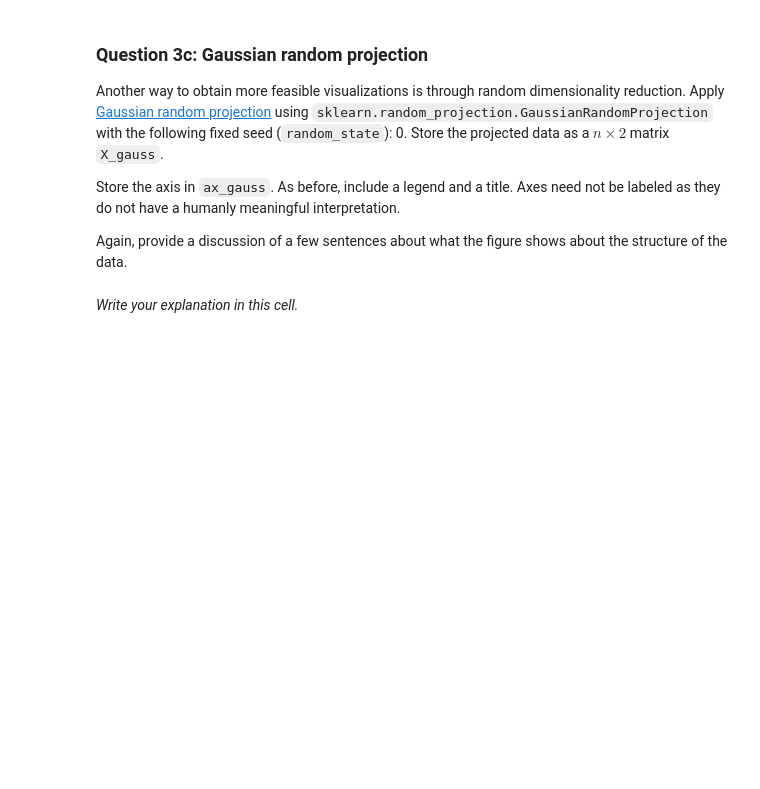
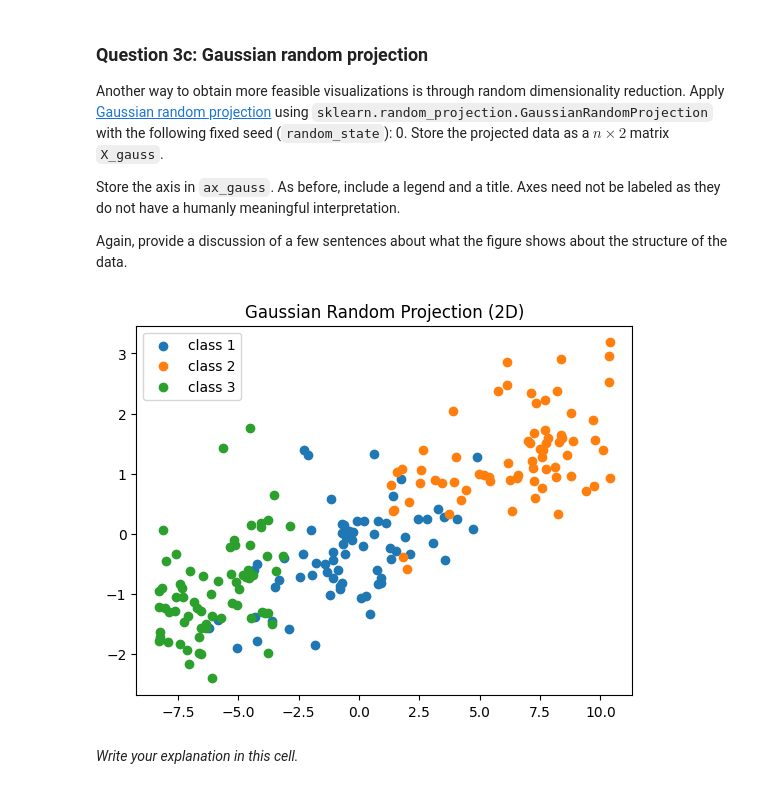
Before and after one commit to david-ferm00/data_science_and_ai, a Jupyter notebook: assignment_4/assignment4_template-1.ipynb, the cells around one changed output. Cells and saved outputs as stored; diff of their text form; code cells hidden in the pictures; blank space fills up the shorter version.

```diff
--- a/assignment_4/assignment4_template-1.ipynb
+++ b/assignment_4/assignment4_template-1.ipynb
@@ -374,6 +374,22 @@ Again, provide a discussion of a few sentences about what the figure shows about
 # %%
 # Codegrade Tag Question3c
 # Do *not* remove the tag above
+import sklearn.random_projection
+
+grp = sklearn.random_projection.GaussianRandomProjection(n_components=2, random_state=0)
+X_gauss = grp.fit_transform(X)
+
+fig, ax_gauss = plt.subplots()
+
+for label in np.unique(y):
+    ax_gauss.scatter(X_gauss[y == label, 0], X_gauss[y == label, 1], label = f"class {label}")
+
+ax_gauss.set_title("Gaussian Random Projection (2D)")
+ax_gauss.legend()
+
+plt.show()
+# %% [output]
+[figure, added]
 # %% [markdown]
 *Write your explanation in this cell.*
 # %% [markdown]
```
Also changed, not shown: parts of 1 cell of this notebook.
